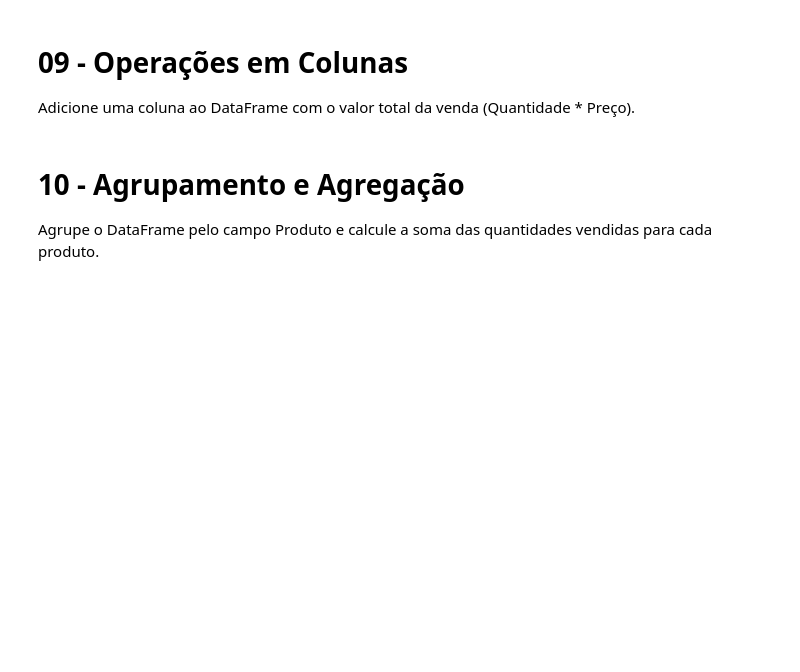
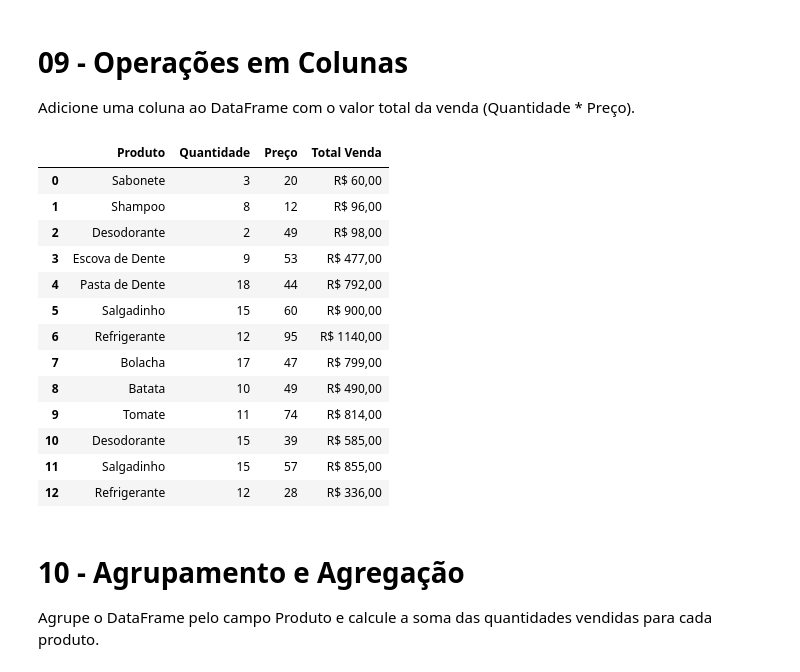
Before and after one commit to FTCLuis/Mineracao-de-Dados, a Jupyter notebook: LuisFelipeLaudacio_Aula06_Exercicios.ipynb, the cells around one changed output. Saved outputs shown, nothing was run; the diff lists cells and outputs as text; code cells hidden in the pictures; blank space fills up the shorter version.

```diff
--- a/LuisFelipeLaudacio_Aula06_Exercicios.ipynb
+++ b/LuisFelipeLaudacio_Aula06_Exercicios.ipynb
@@ -52,0 +133,20 @@ Crie um DataFrame fictício de vendas contendo colunas como Produto, Quantidade
+# %%
+produto = pd.Series(["Sabonete", "Shampoo", "Desodorante", "Escova de Dente", "Pasta de Dente", "Salgadinho", "Refrigerante", "Bolacha", "Batata", "Tomate", "Desodorante", "Salgadinho", "Refrigerante"])
+quantidade = pd.Series(np.random.randint(1,20, size=13))
+preco = pd.Series(np.random.randint(10,100, size=13))
+
+
+df_vendas = pd.DataFrame({"Produto": produto, "Quantidade": quantidade, "Preço": preco})
+
+# Formatar o campo de Preço com "R$"
+# df_vendas["Preço"] = df_vendas["Preço"].apply(lambda x: f"R$ {x},00")
+
+
+# Apenas comentar ou descomentar os dataFrames para visualizar eles no resultado
+
+# DataFrame sem ordenação por nome
+df_vendas
+
+# DataFrame com ordenação por nome
+# df_ordenado = df_vendas.sort_values(by="Produto", ascending=True)
+# df_ordenado
@@ -65,3 +188,25 @@ Adicione uma coluna ao DataFrame com o valor total da venda (Quantidade * Preço
+# %%
+df_vendas["Total Venda"] = df_vendas["Quantidade"] * df_vendas["Preço"]
+
+# Formatar o campo de Preço com "R$"
+df_vendas["Total Venda"] = df_vendas["Total Venda"].apply(lambda x: f"R$ {x},00")
+
+df_vendas
+# %% [output]
+|  | Produto | Quantidade | Preço | Total Venda |
+| 0 | Sabonete | 3 | 20 | R$ 60,00 |
+| 1 | Shampoo | 8 | 12 | R$ 96,00 |
+| 2 | Desodorante | 2 | 49 | R$ 98,00 |
+| 3 | Escova de Dente | 9 | 53 | R$ 477,00 |
+| 4 | Pasta de Dente | 18 | 44 | R$ 792,00 |
+| 5 | Salgadinho | 15 | 60 | R$ 900,00 |
+| 6 | Refrigerante | 12 | 95 | R$ 1140,00 |
+| 7 | Bolacha | 17 | 47 | R$ 799,00 |
+| 8 | Batata | 10 | 49 | R$ 490,00 |
+| 9 | Tomate | 11 | 74 | R$ 814,00 |
+| 10 | Desodorante | 15 | 39 | R$ 585,00 |
+| 11 | Salgadinho | 15 | 57 | R$ 855,00 |
+| 12 | Refrigerante | 12 | 28 | R$ 336,00 |
 # %% [markdown]
 # 10 - Agrupamento e Agregação
 
```
Also changed, not shown: parts of 27 cells of this notebook.
